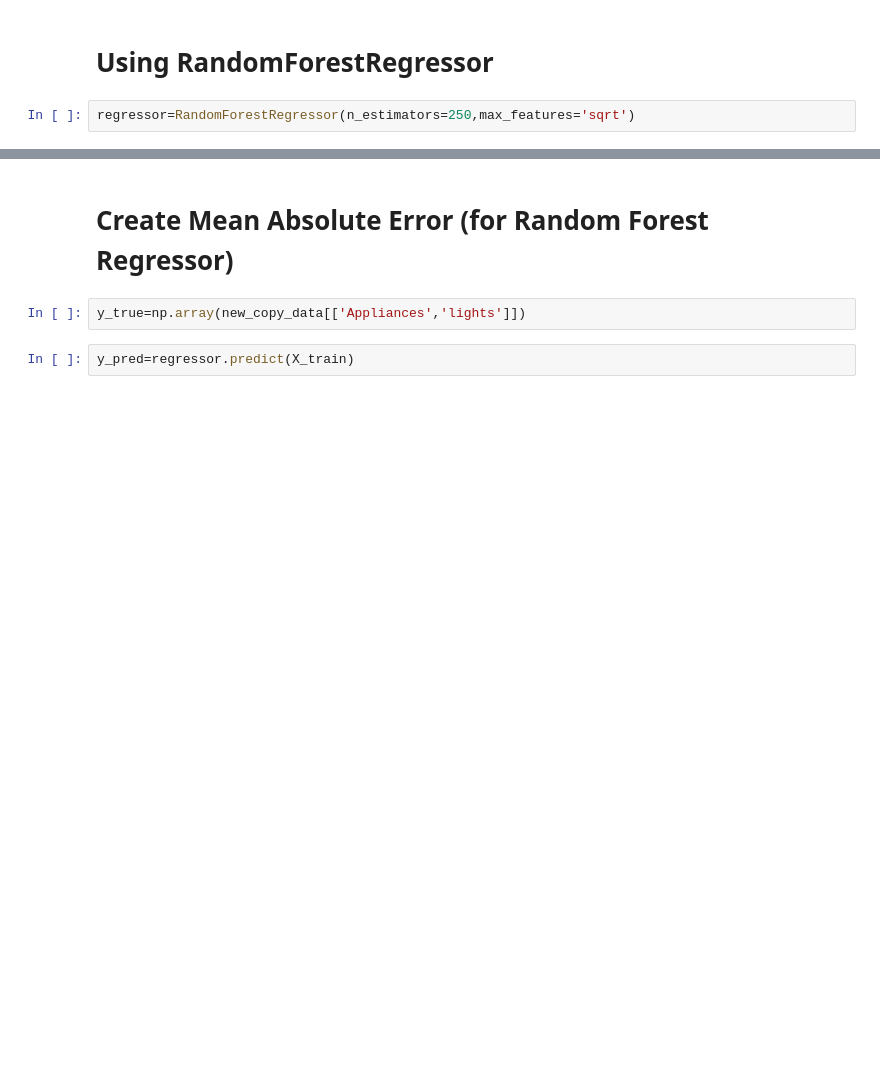
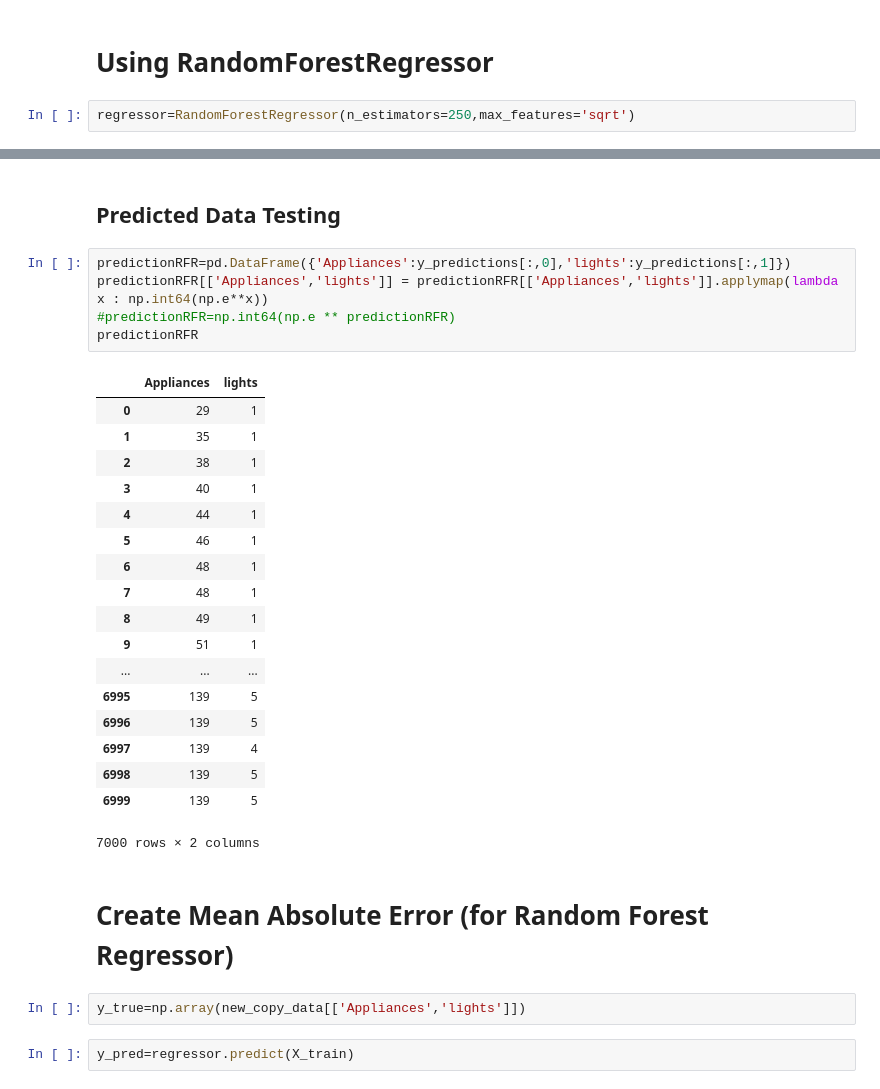
Before and after one commit to okzapradhana/find-it, a Jupyter notebook: Models.ipynb, the cells around one changed output, grey strips where cells are left out. Saved outputs shown, nothing was run; the diff lists cells and outputs as text; blank space fills up the shorter version.

```diff
--- a/Models.ipynb
+++ b/Models.ipynb
@@ -116,3 +455,29 @@ y_predictions
+# %% [markdown]
+## Predicted Data Testing
+# %%
+predictionRFR=pd.DataFrame({'Appliances':y_predictions[:,0],'lights':y_predictions[:,1]})
+predictionRFR[['Appliances','lights']] = predictionRFR[['Appliances','lights']].applymap(lambda x : np.int64(np.e**x))
+#predictionRFR=np.int64(np.e ** predictionRFR)
+predictionRFR
+# %% [output]
+|  | Appliances | lights |
+| 0 | 29 | 1 |
+| 1 | 35 | 1 |
+| 2 | 38 | 1 |
+| 3 | 40 | 1 |
+| 4 | 44 | 1 |
+| 5 | 46 | 1 |
+| 6 | 48 | 1 |
+| 7 | 48 | 1 |
+| 8 | 49 | 1 |
+| 9 | 51 | 1 |
+| ... | ... | ... |
+| 6995 | 139 | 5 |
+| 6996 | 139 | 5 |
+| 6997 | 139 | 4 |
+| 6998 | 139 | 5 |
+| 6999 | 139 | 5 |
+7000 rows × 2 columns
 # %% [markdown]
 # Create Mean Absolute Error (for Random Forest Regressor)
 # %%
```
Also changed, not shown: parts of 39 cells of this notebook, 1 other file.
